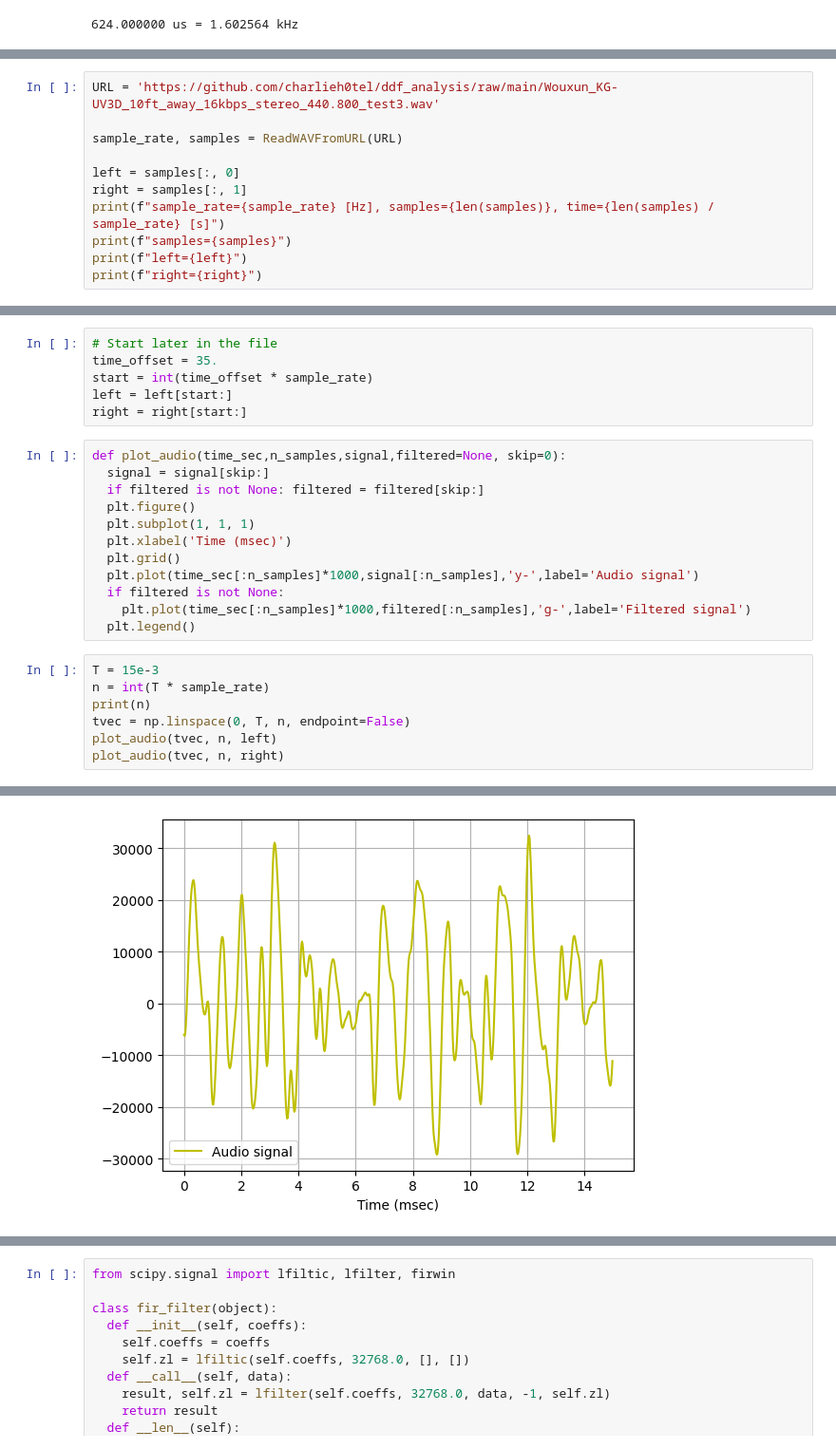
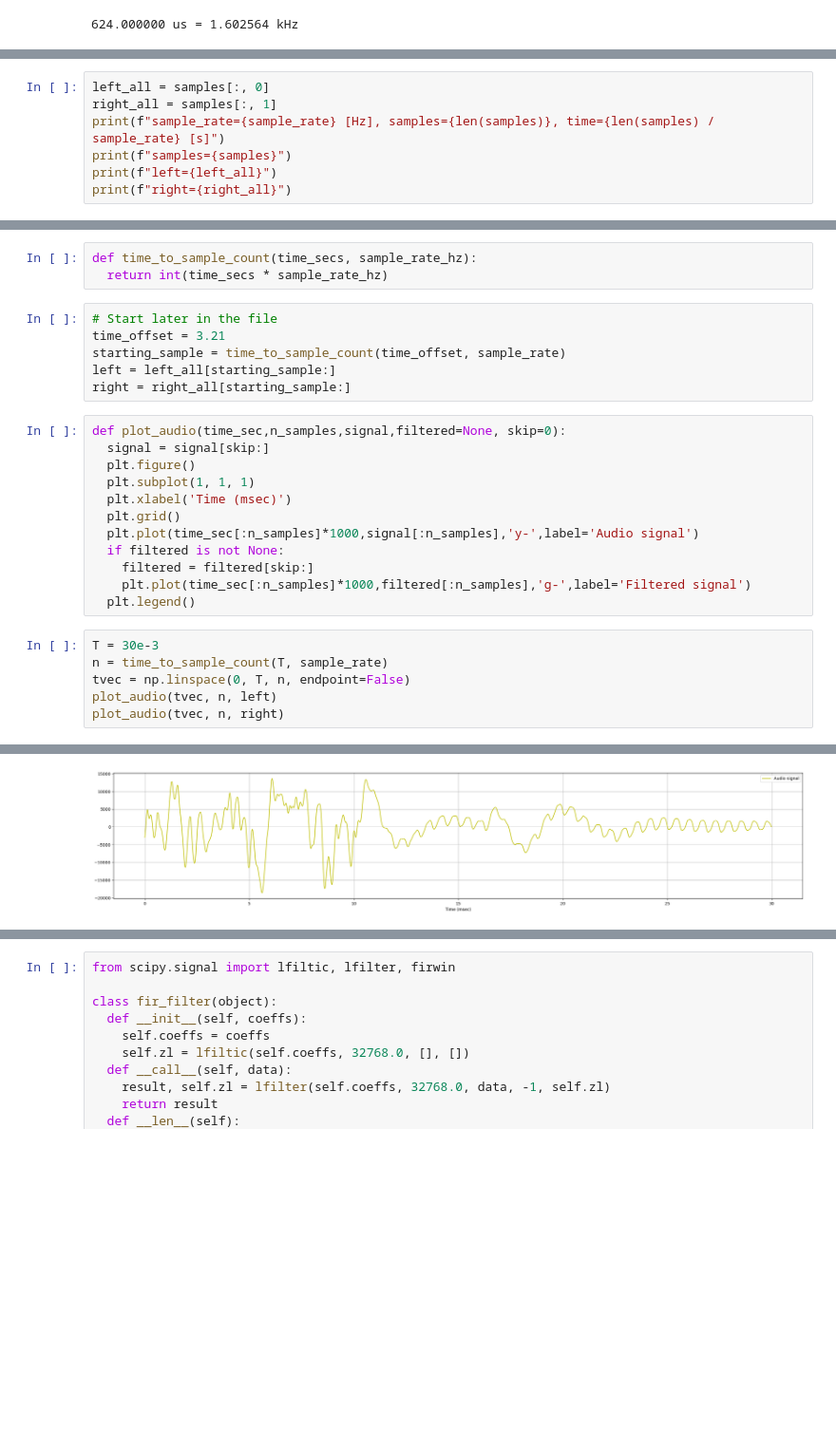
Before and after one commit to charlieh0tel/ddf_analysis, a Jupyter notebook: DopplerAnalysis1.ipynb, the cells around one changed output, grey strips where cells are left out. Shown at 95% size. Saved outputs shown, nothing was run; the diff lists cells and outputs as text; blank space fills up the shorter version.

```diff
--- a/DopplerAnalysis1.ipynb
+++ b/DopplerAnalysis1.ipynb
@@ -33,12 +41,8 @@ print(f"{rotation_period:f} = {rotation_frequency:f}")
 # %%
-URL = 'https://github.com/charlieh0tel/ddf_analysis/raw/main/Wouxun_KG-UV3D_10ft_away_16kbps_stereo_440.800_test3.wav'
-
-sample_rate, samples = ReadWAVFromURL(URL)
-
-left = samples[:, 0]
-right = samples[:, 1]
+left_all = samples[:, 0]
+right_all = samples[:, 1]
 print(f"sample_rate={sample_rate} [Hz], samples={len(samples)}, time={len(samples) / sample_rate} [s]")
 print(f"samples={samples}")
-print(f"left={left}")
-print(f"right={right}")
+print(f"left={left_all}")
+print(f"right={right_all}")
 # %% [output]
@@ -55,25 +59,27 @@ right=[-1981 -2275 -1381 ... -2395 -1226 -2803]
+# %%
+def time_to_sample_count(time_secs, sample_rate_hz):
+  return int(time_secs * sample_rate_hz)
 # %%
 # Start later in the file
-time_offset = 35.
-start = int(time_offset * sample_rate)
-left = left[start:]
-right = right[start:]
+time_offset = 3.21
+starting_sample = time_to_sample_count(time_offset, sample_rate)
+left = left_all[starting_sample:]
+right = right_all[starting_sample:]
 # %%
 def plot_audio(time_sec,n_samples,signal,filtered=None, skip=0):
   signal = signal[skip:]
-  if filtered is not None: filtered = filtered[skip:]
   plt.figure()
   plt.subplot(1, 1, 1)
   plt.xlabel('Time (msec)')
   plt.grid()
   plt.plot(time_sec[:n_samples]*1000,signal[:n_samples],'y-',label='Audio signal')
   if filtered is not None:
+    filtered = filtered[skip:]
     plt.plot(time_sec[:n_samples]*1000,filtered[:n_samples],'g-',label='Filtered signal')
   plt.legend()
 # %%
-T = 15e-3
-n = int(T * sample_rate)
-print(n)
+T = 30e-3
+n = time_to_sample_count(T, sample_rate)
 tvec = np.linspace(0, T, n, endpoint=False)
 plot_audio(tvec, n, left)
 plot_audio(tvec, n, right)
@@ -82 +87 @@ plot_audio(tvec, n, right)
-[figure, old version]
+[figure, new version]
```
Also changed, not shown: parts of 8 cells of this notebook.
